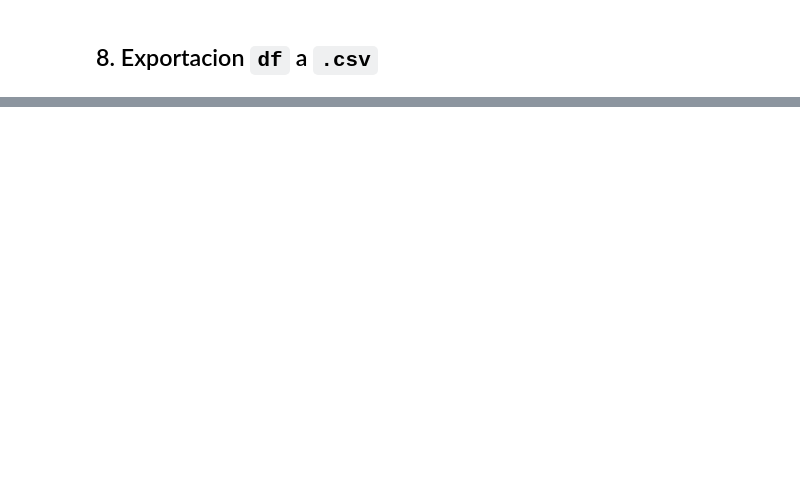
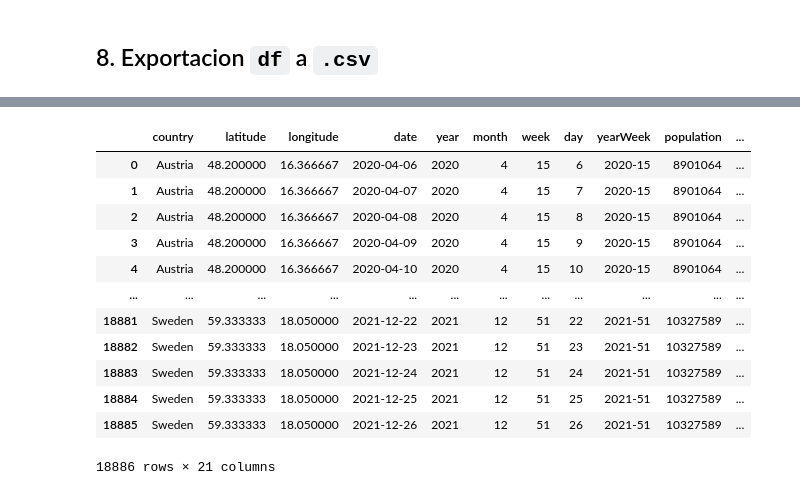
Before and after one commit to ParraCode/Core_Mid_Project-, a Jupyter notebook: data/data_cleaning.ipynb, the cells around one changed output, grey strips where cells are left out. Saved outputs shown, nothing was run; the diff lists cells and outputs as text; code cells hidden in the pictures; blank space fills up the shorter version.

```diff
--- a/data/data_cleaning.ipynb
+++ b/data/data_cleaning.ipynb
@@ -943,7 +943,6 @@ df['positivity_rate'] = df['positivity_rate'].fillna(0)
 df['FirstDose'] = df['FirstDose'].fillna(0)
 df['DosesReceived'] = df['DosesReceived'].fillna(0)
 df['DosesExported'] = df['DosesExported'].fillna(0)
-df['FirstDoseRefused'] = df['FirstDoseRefused'].fillna(0)
 
 df['Hospital_Occupancy'] = df['Hospital_Occupancy'].fillna(0)
 df['ICU_Occupancy'] = df['ICU_Occupancy'].fillna(0)
@@ -1080,7 +1079,7 @@ Index(['Country', 'Date', 'Confirmed', 'Deaths', 'Recovered', 'Lat', 'Long',
 # 'testing_rate', 'positivity_rate', 'DosesReceived', 'DosesExported','FirstDose', 'FirstDoseRefused', 'Hospital_Occupancy', 'ICU_Occupancy'
 
 df = df[['Country','Lat', 'Long','Date', 'Year', 'Month', 'Week', 'Day', 'Year-Week','population','Confirmed', 'Deaths', 'Recovered',
-         'tests_done', 'testing_rate', 'positivity_rate', 'DosesReceived', 'DosesExported','FirstDose', 'FirstDoseRefused', 'Hospital_Occupancy', 'ICU_Occupancy'   ]]
+         'tests_done', 'testing_rate', 'positivity_rate', 'DosesReceived', 'DosesExported','FirstDose', 'Hospital_Occupancy', 'ICU_Occupancy'   ]]
 # %%
 #Cambio nombre a las columnas en un mismo formato camelCase
 df = df.rename(columns={'Country':'country',
@@ -1116,0 +1116,31 @@ df.head(5)
+# %%
+df['testingRate'] = np.round(df['testingRate'],
+                       decimals = 2)
+
+df['positivityRate'] = np.round(df['positivityRate'],
+                       decimals = 2)
+# %%
+df['population'] = df['population'].astype(int)
+df['testDone'] = df['testDone'].astype(int)
+
+df['dosesReceived'] = df['dosesReceived'].astype(int)
+df['dosesExported'] = df['dosesExported'].astype(int)
+df['firstDose'] = df['firstDose'].astype(int)
+df['hospitalOccupancy'] = df['hospitalOccupancy'].astype(int)
+df['IcuOccupancy'] = df['IcuOccupancy'].astype(int)
+# %%
+df
+# %% [output]
+|  | country | latitude | longitude | date | year | month | week | day | yearWeek | population | ... |
+| 0 | Austria | 48.200000 | 16.366667 | 2020-04-06 | 2020 | 4 | 15 | 6 | 2020-15 | 8901064 | ... |
+| 1 | Austria | 48.200000 | 16.366667 | 2020-04-07 | 2020 | 4 | 15 | 7 | 2020-15 | 8901064 | ... |
+| 2 | Austria | 48.200000 | 16.366667 | 2020-04-08 | 2020 | 4 | 15 | 8 | 2020-15 | 8901064 | ... |
+| 3 | Austria | 48.200000 | 16.366667 | 2020-04-09 | 2020 | 4 | 15 | 9 | 2020-15 | 8901064 | ... |
+| 4 | Austria | 48.200000 | 16.366667 | 2020-04-10 | 2020 | 4 | 15 | 10 | 2020-15 | 8901064 | ... |
+| ... | ... | ... | ... | ... | ... | ... | ... | ... | ... | ... | ... |
+| 18881 | Sweden | 59.333333 | 18.050000 | 2021-12-22 | 2021 | 12 | 51 | 22 | 2021-51 | 10327589 | ... |
+| 18882 | Sweden | 59.333333 | 18.050000 | 2021-12-23 | 2021 | 12 | 51 | 23 | 2021-51 | 10327589 | ... |
+| 18883 | Sweden | 59.333333 | 18.050000 | 2021-12-24 | 2021 | 12 | 51 | 24 | 2021-51 | 10327589 | ... |
+| 18884 | Sweden | 59.333333 | 18.050000 | 2021-12-25 | 2021 | 12 | 51 | 25 | 2021-51 | 10327589 | ... |
+| 18885 | Sweden | 59.333333 | 18.050000 | 2021-12-26 | 2021 | 12 | 51 | 26 | 2021-51 | 10327589 | ... |
+18886 rows × 21 columns
```
Also changed, not shown: parts of 12 cells of this notebook, 3 other files.
